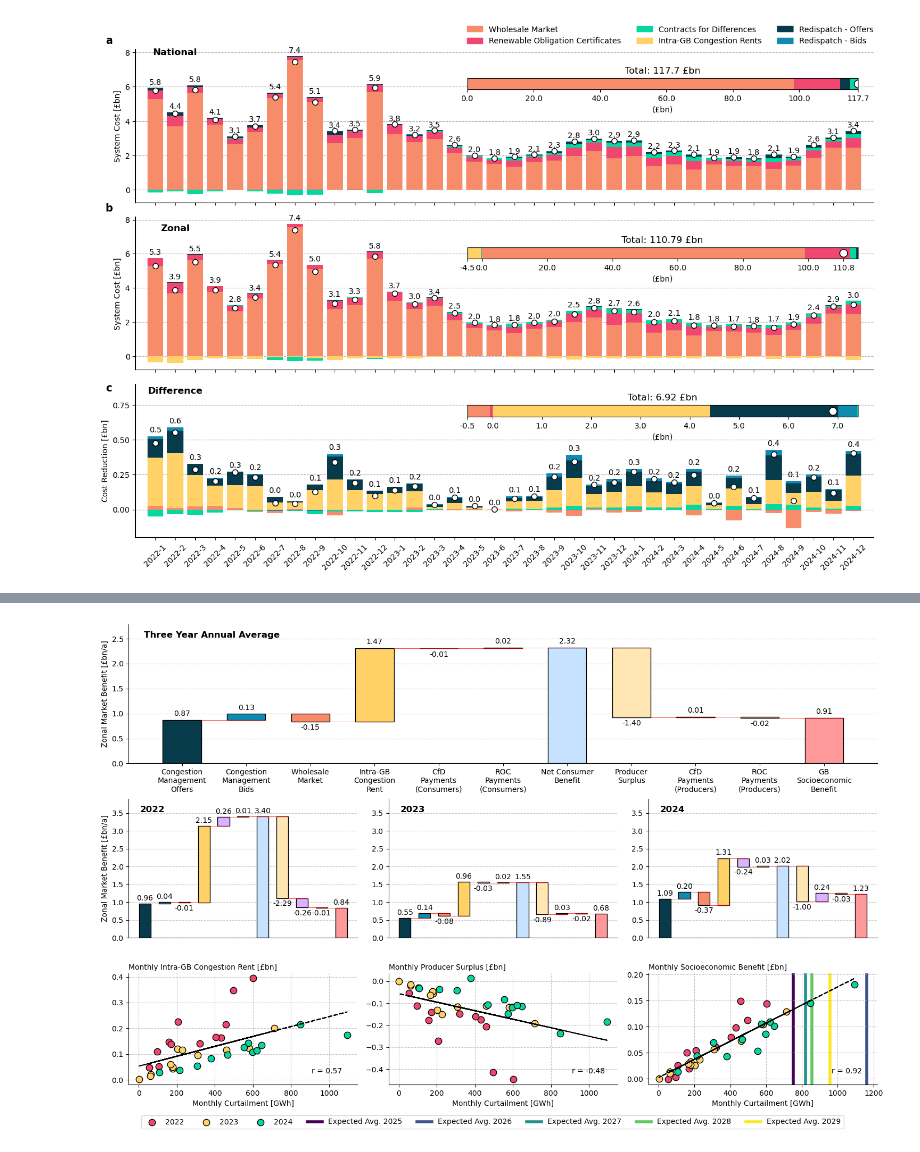
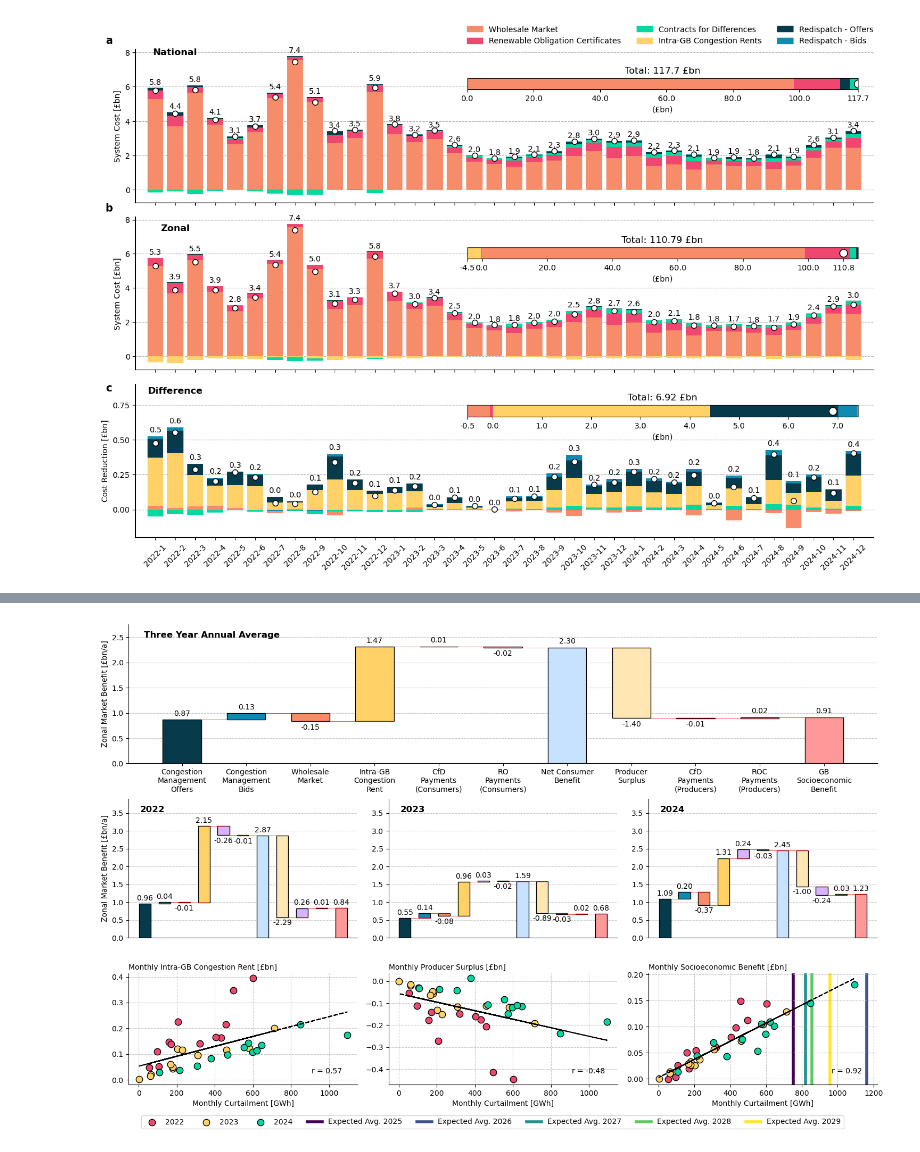
Before and after one commit to LukasFrankenQ/GBPower, a Jupyter notebook: notebooks/get_total_results.ipynb, the cells around one changed output, grey strips where cells are left out. Cells and saved outputs as stored; diff of their text form; code cells hidden in the pictures.

```diff
--- a/notebooks/get_total_results.ipynb
+++ b/notebooks/get_total_results.ipynb
@@ -546,13 +546,13 @@ for i, year in enumerate(years):
 
     wf.loc[wf.index.intersection(hold.index)] = hold.loc[wf.index.intersection(hold.index)]
 
-    wf.loc['cfd_payments_consumer'] = - hold.loc['cfd_payments']
-    wf.loc['cfd_payments_producer'] = hold.loc['cfd_payments']
+    wf.loc['cfd_payments_consumer'] = hold.loc['cfd_payments']
+    wf.loc['cfd_payments_producer'] = - hold.loc['cfd_payments']
 
-    wf.loc['roc_payments_consumer'] = - hold.loc['roc_payments']
-    wf.loc['roc_payments_producer'] = hold.loc['roc_payments']
+    wf.loc['roc_payments_consumer'] = hold.loc['roc_payments']
+    wf.loc['roc_payments_producer'] = - hold.loc['roc_payments']
 
-    wf.loc['net_consumer_benefit'] = hold.sum() - 2 * (hold.loc['cfd_payments'] + hold.loc['roc_payments'])
+    wf.loc['net_consumer_benefit'] = hold.sum()
     wf.loc['producer_surplus'] = diff + hold.loc['bid_cost']
 
     wf.loc['socioeconmic_benefit'] = wf.loc['net_consumer_benefit'] + wf.loc['producer_surplus'] - wf.loc['cfd_payments_consumer'] - wf.loc['roc_payments_consumer']
@@ -624,11 +624,11 @@ for i, year in enumerate(years):
         'wholesale': 'Wholesale\nMarket',
         'congestion_rent': 'Intra-GB\nCongestion\nRent',
         'cfd_payments_consumer': 'CfD\nPayments\n(Consumers)',
-        'roc_payments_consumer': 'ROC\nPayments\n(Consumers)',
+        'roc_payments_consumer': 'RO\nPayments\n(Consumers)',
         'net_consumer_benefit': 'Net Consumer\nBenefit',
         'producer_surplus': 'Producer\nSurplus',
         'cfd_payments_producer': 'CfD\nPayments\n(Producers)',
-        'roc_payments_producer': 'ROC\nPayments\n(Producers)',
+        'roc_payments_producer': 'RO\nPayments\n(Producers)',
         'socioeconmic_benefit': 'GB\nSocioeconomic\nBenefit'
     }
 
@@ -721,31 +721,31 @@ expected_curtailment = { # from https://www.neso.energy/document/322331/download
 }
 
 # Add vertical lines for expected curtailment in the bottom right plot (welfare)
 ax = axs[2, 2]  # Bottom right plot
 cmap = plt.cm.viridis  # Use viridis colormap
 forecast_lines = []
 years = list(expected_curtailment.keys())
 for i, year in enumerate(years):
     # Calculate color position in the colormap
     color_pos = i / (len(years) - 1)
     color = cmap(color_pos)
     # Add vertical line
     line = ax.axvline(x=expected_curtailment[year], color=color, linestyle='-', linewidth=4, zorder=0)
     forecast_lines.append(line)
 
 # Add a single legend for the correlation plots and forecast lines
 legend_elements = [(markers[i], f'{2022+i}') for i in range(len(markers))]
 legend_elements += [(forecast_lines[i], f'Expected Avg. {years[i]}') for i in range(len(forecast_lines))]
 
 fig.legend([elem[0] for elem in legend_elements],
            [elem[1] for elem in legend_elements],
            loc='lower center', ncol=len(legend_elements), bbox_to_anchor=(0.5, 0.03),
            handler_map={type(forecast_lines[0]): plt.matplotlib.legend_handler.HandlerLine2D()})
 
 plt.tight_layout()
 plt.subplots_adjust(bottom=0.12)  # Make more room for the expanded legend
 
 plt.savefig('socioeconomic_benefits_with_correlations.pdf', bbox_inches='tight')
 plt.show()
 # %% [output]
-[figure, old version]
+[figure, new version]
```
Also changed, not shown: 2 other files.
